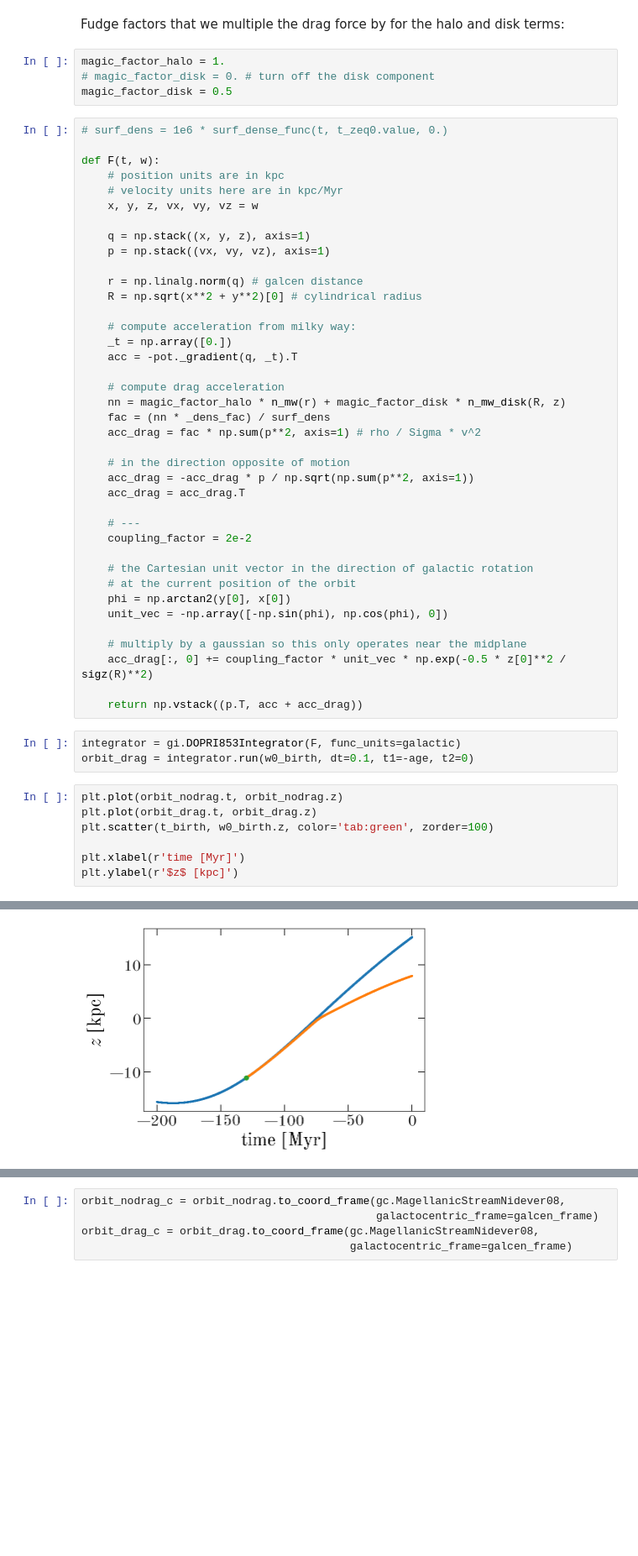
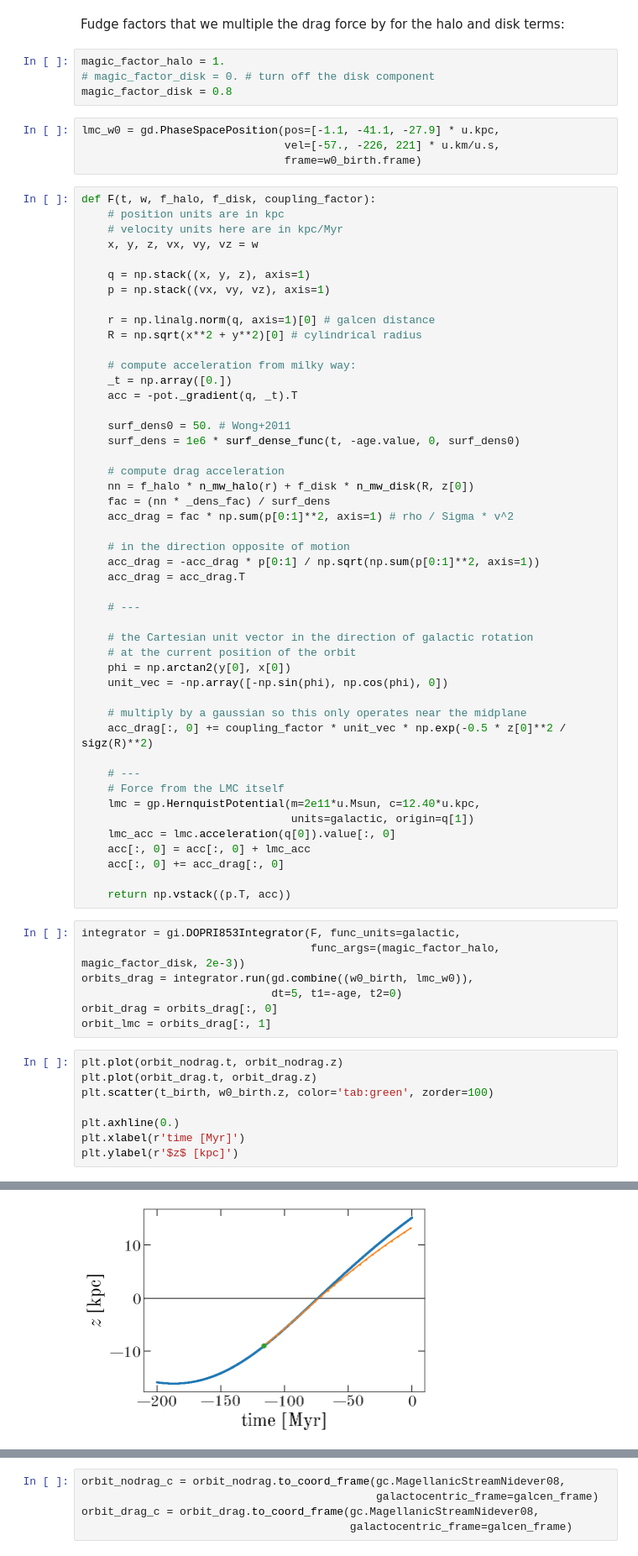
Before and after one commit to adrn/dr2-lmc-cluster, a Jupyter notebook: notebooks/Ram-pressure-orbit.ipynb, the cells around one changed output, grey strips where cells are left out. Shown at 84% size. Cells and saved outputs as stored; diff of their text form; blank space fills up the shorter version.

Commit message:
new orbit calc

```diff
--- a/notebooks/Ram-pressure-orbit.ipynb
+++ b/notebooks/Ram-pressure-orbit.ipynb
@@ -124,11 +135,13 @@ Fudge factors that we multiple the drag force by for the halo and disk terms:
 # %%
 magic_factor_halo = 1.
 # magic_factor_disk = 0. # turn off the disk component
-magic_factor_disk = 0.5
+magic_factor_disk = 0.8
+# %%
+lmc_w0 = gd.PhaseSpacePosition(pos=[-1.1, -41.1, -27.9] * u.kpc,
+                               vel=[-57., -226, 221] * u.km/u.s,
+                               frame=w0_birth.frame)
 # %%
-# surf_dens = 1e6 * surf_dense_func(t, t_zeq0.value, 0.)
-
-def F(t, w):
+def F(t, w, f_halo, f_disk, coupling_factor):
     # position units are in kpc
     # velocity units here are in kpc/Myr
     x, y, z, vx, vy, vz = w
@@ -136,24 +149,26 @@ def F(t, w):
     q = np.stack((x, y, z), axis=1)
     p = np.stack((vx, vy, vz), axis=1)
 
-    r = np.linalg.norm(q) # galcen distance
+    r = np.linalg.norm(q, axis=1)[0] # galcen distance
     R = np.sqrt(x**2 + y**2)[0] # cylindrical radius
 
     # compute acceleration from milky way:
     _t = np.array([0.])
     acc = -pot._gradient(q, _t).T
 
+    surf_dens0 = 50. # Wong+2011
+    surf_dens = 1e6 * surf_dense_func(t, -age.value, 0, surf_dens0)
+
     # compute drag acceleration
-    nn = magic_factor_halo * n_mw(r) + magic_factor_disk * n_mw_disk(R, z)
+    nn = f_halo * n_mw_halo(r) + f_disk * n_mw_disk(R, z[0])
     fac = (nn * _dens_fac) / surf_dens
-    acc_drag = fac * np.sum(p**2, axis=1) # rho / Sigma * v^2
+    acc_drag = fac * np.sum(p[0:1]**2, axis=1) # rho / Sigma * v^2
 
     # in the direction opposite of motion
-    acc_drag = -acc_drag * p / np.sqrt(np.sum(p**2, axis=1))
+    acc_drag = -acc_drag * p[0:1] / np.sqrt(np.sum(p[0:1]**2, axis=1))
     acc_drag = acc_drag.T
 
     # ---
-    coupling_factor = 2e-2
 
     # the Cartesian unit vector in the direction of galactic rotation
     # at the current position of the orbit
@@ -163,17 +178,30 @@ def F(t, w):
     # multiply by a gaussian so this only operates near the midplane
     acc_drag[:, 0] += coupling_factor * unit_vec * np.exp(-0.5 * z[0]**2 / sigz(R)**2)
 
-    return np.vstack((p.T, acc + acc_drag))
+    # ---
+    # Force from the LMC itself
+    lmc = gp.HernquistPotential(m=2e11*u.Msun, c=12.40*u.kpc,
+                                units=galactic, origin=q[1])
+    lmc_acc = lmc.acceleration(q[0]).value[:, 0]
+    acc[:, 0] = acc[:, 0] + lmc_acc
+    acc[:, 0] += acc_drag[:, 0]
+
+    return np.vstack((p.T, acc))
 # %%
-integrator = gi.DOPRI853Integrator(F, func_units=galactic)
-orbit_drag = integrator.run(w0_birth, dt=0.1, t1=-age, t2=0)
+integrator = gi.DOPRI853Integrator(F, func_units=galactic,
+                                   func_args=(magic_factor_halo, magic_factor_disk, 2e-3))
+orbits_drag = integrator.run(gd.combine((w0_birth, lmc_w0)),
+                             dt=5, t1=-age, t2=0)
+orbit_drag = orbits_drag[:, 0]
+orbit_lmc = orbits_drag[:, 1]
 # %%
 plt.plot(orbit_nodrag.t, orbit_nodrag.z)
 plt.plot(orbit_drag.t, orbit_drag.z)
 plt.scatter(t_birth, w0_birth.z, color='tab:green', zorder=100)
 
+plt.axhline(0.)
 plt.xlabel(r'time [Myr]')
 plt.ylabel(r'$z$ [kpc]')
 # %% [output]
 Text(0, 0.5, '$z$ [kpc]')
-[figure, old version]
+[figure, new version]
```
Also changed, not shown: parts of 28 cells of this notebook.
